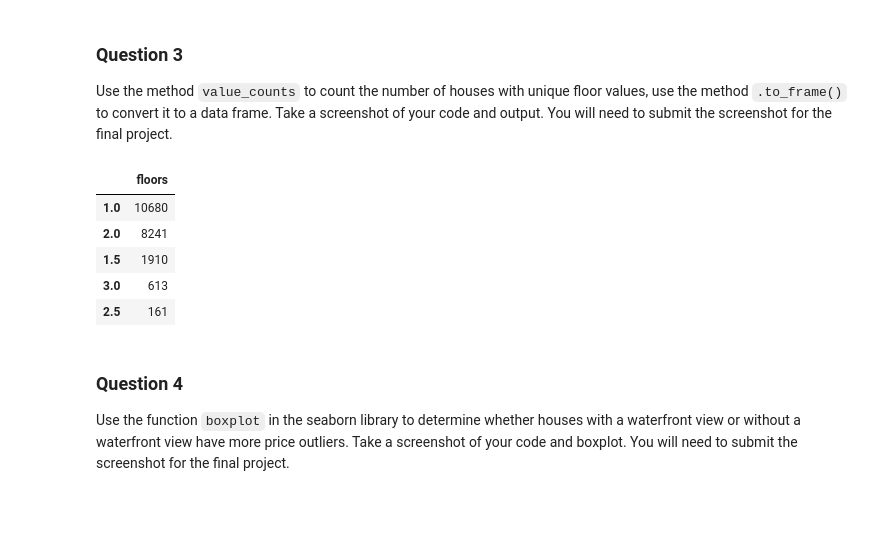
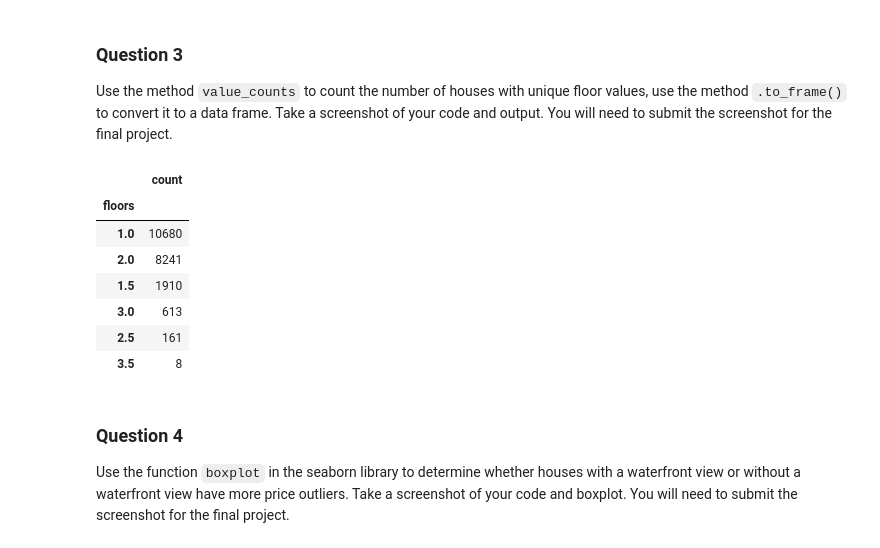
Before and after one commit to Dithizone/Data-Science-Practice, a Jupyter notebook: IBM_Data_Science/Course7/House_Sales_in_King_Count_USA.ipynb, the cells around one changed output. Saved outputs shown, nothing was run; the diff lists cells and outputs as text; code cells hidden in the pictures; blank space fills up the shorter version.

```diff
--- a/IBM_Data_Science/Course7/House_Sales_in_King_Count_USA.ipynb
+++ b/IBM_Data_Science/Course7/House_Sales_in_King_Count_USA.ipynb
@@ -215,14 +215,16 @@ Use the method <code>value_counts</code> to count the number of houses with uniq
 # %%
 #Enter Your Code, Execute and take the Screenshot
 df_valuecounts = df["floors"].value_counts().to_frame()
-df_valuecounts.head()
+df_valuecounts
 # %% [output]
-|  | floors |
+|  | count |
+| floors |  |
 | 1.0 | 10680 |
 | 2.0 | 8241 |
 | 1.5 | 1910 |
 | 3.0 | 613 |
 | 2.5 | 161 |
+| 3.5 | 8 |
 # %% [markdown]
 ### Question 4
 
```
Also changed, not shown: parts of 8 cells of this notebook, 1 other file.
